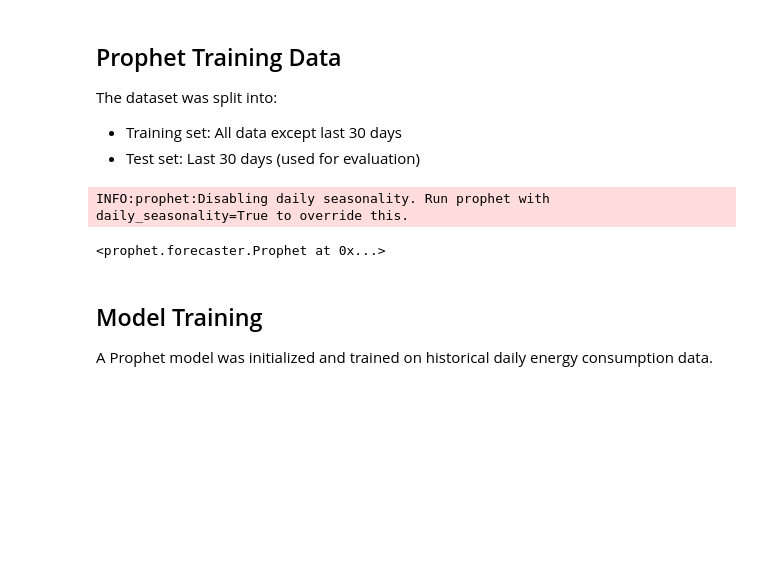
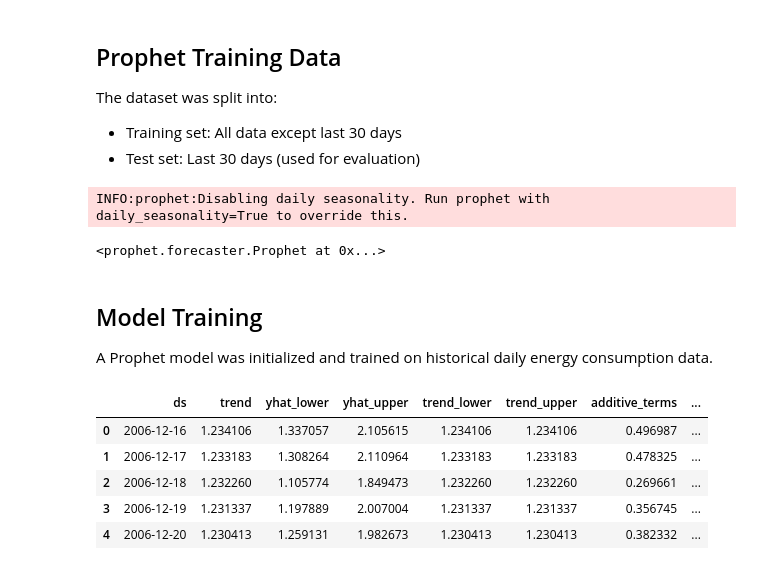
Before and after one commit to ShahanV/powercast-ai, a Jupyter notebook: notebooks/Powercast_AI.ipynb, the cells around one changed output. Cells and saved outputs as stored; diff of their text form; code cells hidden in the pictures; blank space fills up the shorter version.

Commit message:
Generate 30-day future forecast using Prophet

```diff
--- a/notebooks/Powercast_AI.ipynb
+++ b/notebooks/Powercast_AI.ipynb
@@ -260,3 +260,15 @@ INFO:prophet:Disabling daily seasonality. Run prophet with daily_seasonality=Tru
 ## Model Training
 
 A Prophet model was initialized and trained on historical daily energy consumption data.
+# %%
+future = model.make_future_dataframe(periods=30)
+forecast = model.predict(future)
+# %%
+forecast.head()
+# %% [output]
+|  | ds | trend | yhat_lower | yhat_upper | trend_lower | trend_upper | additive_terms | ... |
+| 0 | 2006-12-16 | 1.234106 | 1.337057 | 2.105615 | 1.234106 | 1.234106 | 0.496987 | ... |
+| 1 | 2006-12-17 | 1.233183 | 1.308264 | 2.110964 | 1.233183 | 1.233183 | 0.478325 | ... |
+| 2 | 2006-12-18 | 1.232260 | 1.105774 | 1.849473 | 1.232260 | 1.232260 | 0.269661 | ... |
+| 3 | 2006-12-19 | 1.231337 | 1.197889 | 2.007004 | 1.231337 | 1.231337 | 0.356745 | ... |
+| 4 | 2006-12-20 | 1.230413 | 1.259131 | 1.982673 | 1.230413 | 1.230413 | 0.382332 | ... |
```
